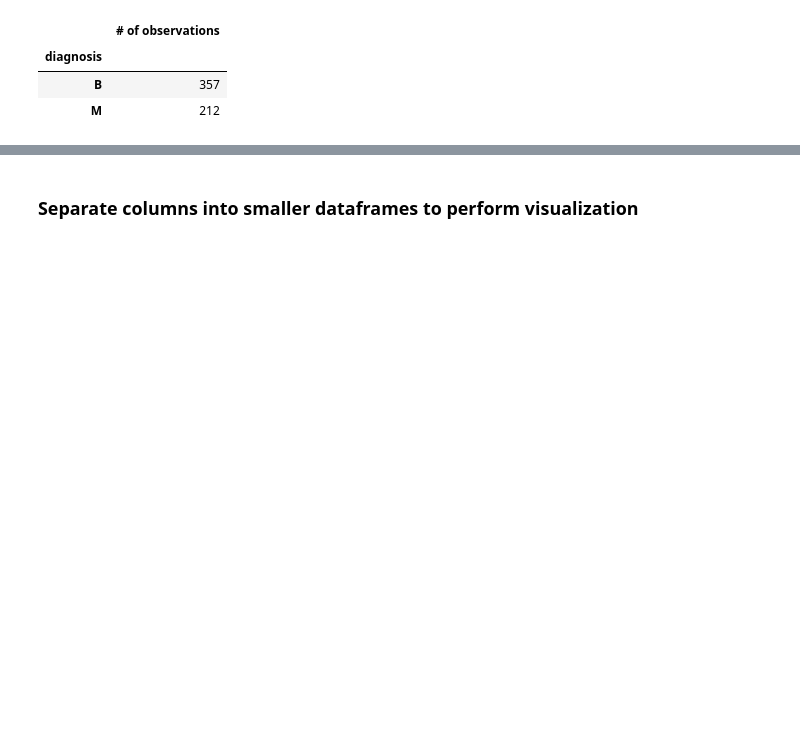
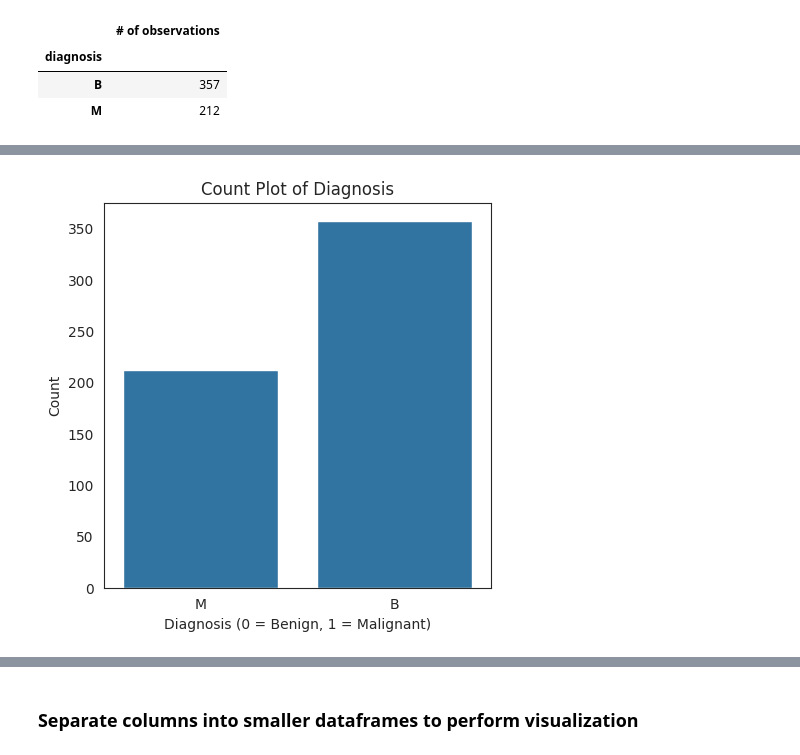
Before and after one commit to Ehtisham1053/Machine-learning-projects, a Jupyter notebook: Breast_Cancer_Prediction.ipynb, the cells around one changed output, grey strips where cells are left out. Saved outputs shown, nothing was run; the diff lists cells and outputs as text; code cells hidden in the pictures; blank space fills up the shorter version.

```diff
--- a/Breast_Cancer_Prediction.ipynb
+++ b/Breast_Cancer_Prediction.ipynb
@@ -372,0 +362,9 @@ Histograms group data into bins and provide you a count of the number of observa
+# %%
+plt.figure(figsize=(5, 5))
+sns.countplot(x='diagnosis', data=df, orient='v')
+plt.title('Count Plot of Diagnosis')
+plt.xlabel('Diagnosis (0 = Benign, 1 = Malignant)')
+plt.ylabel('Count')
+plt.show()
+# %% [output]
+[figure, added]
```
Also changed, not shown: parts of 13 cells of this notebook.
